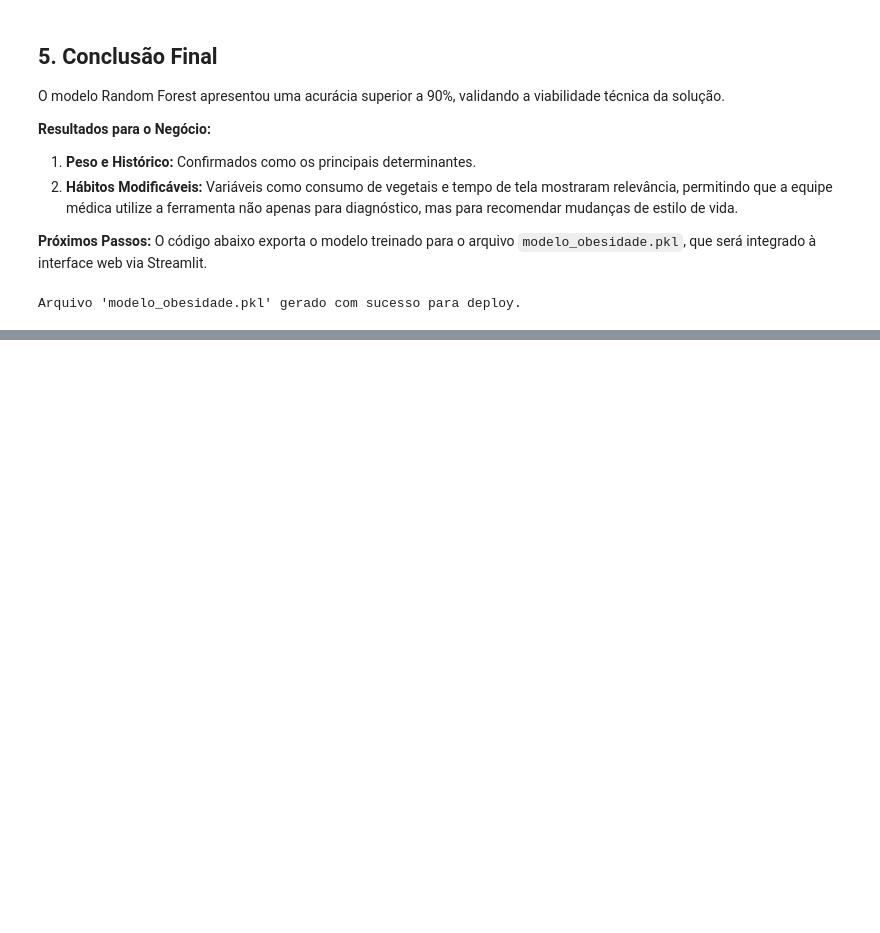
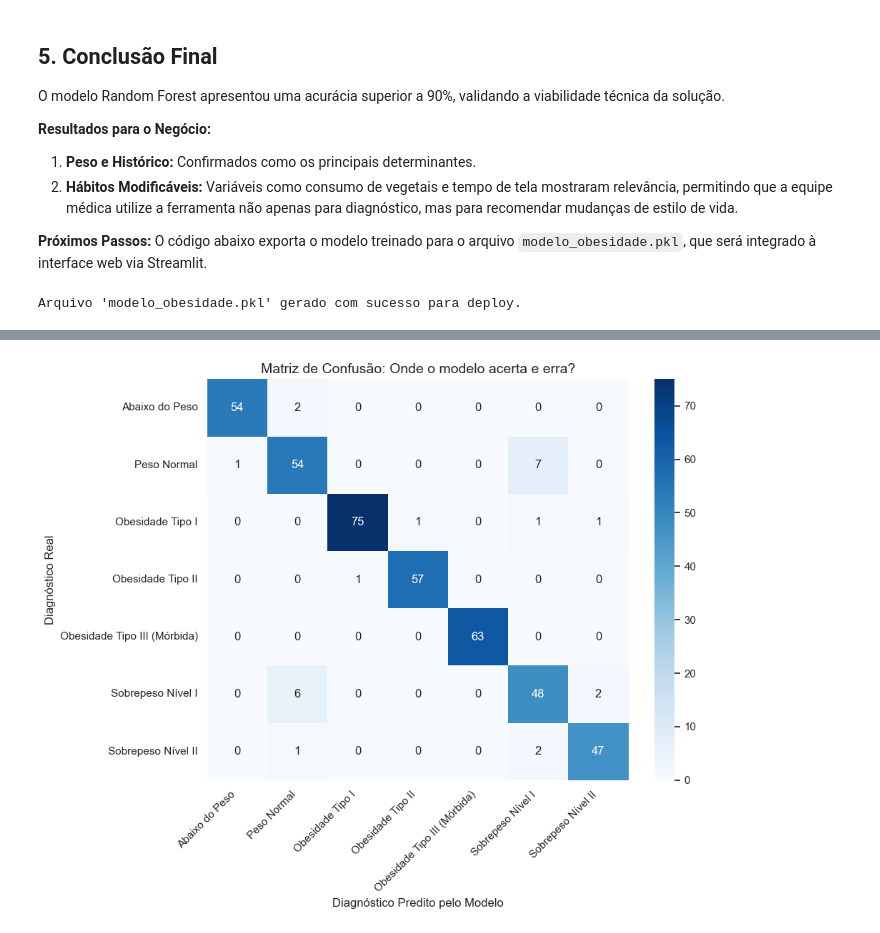
Before and after one commit to pupimma/DataAnalytics, a Jupyter notebook: App/Tech_Challenge_Fase_4.ipynb, the cells around one changed output, grey strips where cells are left out. Saved outputs shown, nothing was run; the diff lists cells and outputs as text; code cells hidden in the pictures; blank space fills up the shorter version.

```diff
--- a/App/Tech_Challenge_Fase_4.ipynb
+++ b/App/Tech_Challenge_Fase_4.ipynb
@@ -289,0 +350,31 @@ Arquivo 'modelo_obesidade.pkl' gerado com sucesso para deploy.
+# %%
+from sklearn.metrics import confusion_matrix
+import seaborn as sns
+import matplotlib.pyplot as plt
+
+# Geração da Matriz
+cm = confusion_matrix(y_test, y_pred)
+
+# Recuperando os nomes das classes traduzidos na ordem correta do LabelEncoder
+# O LabelEncoder (le) guarda as classes em ordem alfabética do inglês.
+# Precisamos pegar esses nomes e traduzir um a um.
+
+classes_ingles = le.classes_
+classes_traduzidas = [mapa_classes.get(c, c) for c in classes_ingles]
+
+# Plotagem Visual
+plt.figure(figsize=(10, 8))
+
+sns.heatmap(cm, annot=True, fmt='d', cmap='Blues',
+            xticklabels=classes_traduzidas,
+            yticklabels=classes_traduzidas)
+
+plt.title("Matriz de Confusão: Onde o modelo acerta e erra?", fontsize=14)
+plt.ylabel("Diagnóstico Real")
+plt.xlabel("Diagnóstico Predito pelo Modelo")
+plt.xticks(rotation=45, ha='right')
+plt.yticks(rotation=0)
+plt.tight_layout()
+plt.show()
+# %% [output]
+[figure, added]
```
Also changed, not shown: parts of 4 cells of this notebook.
